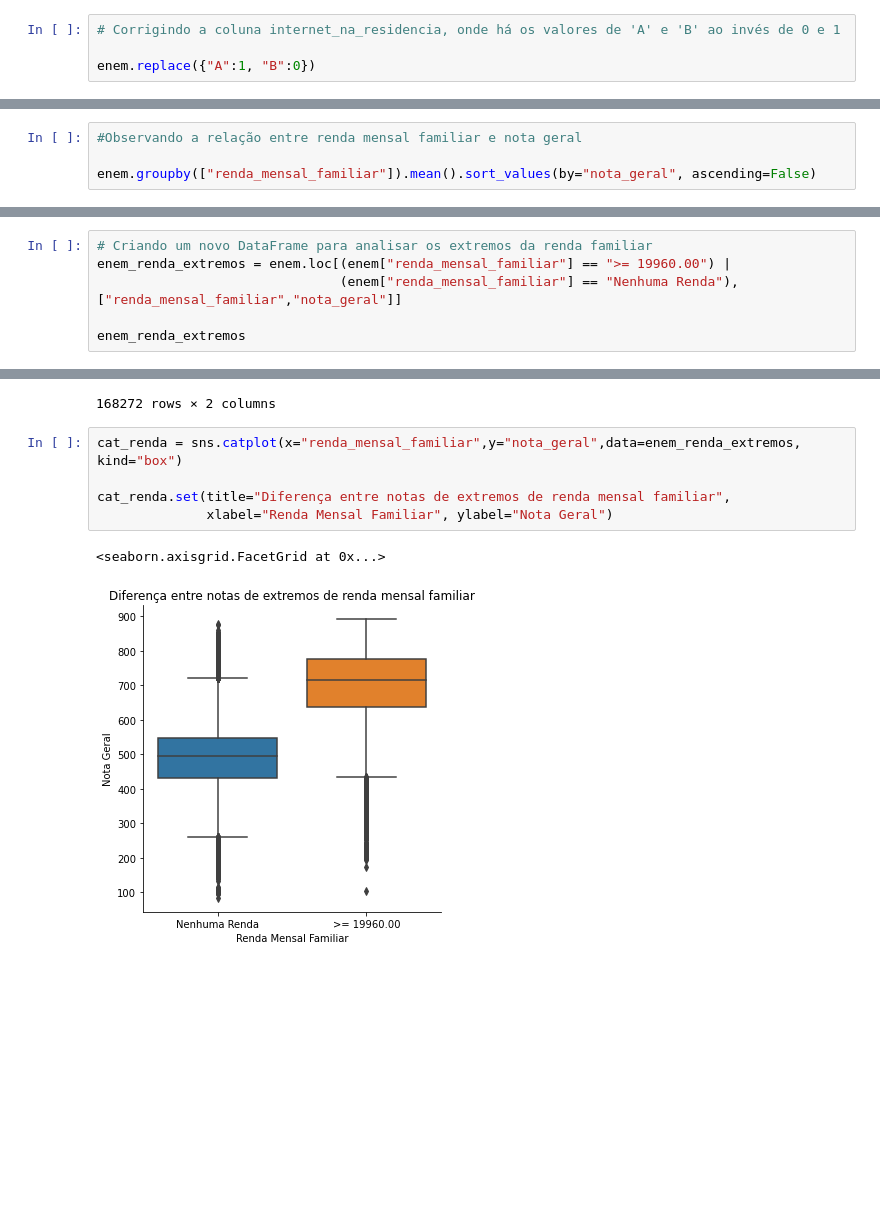
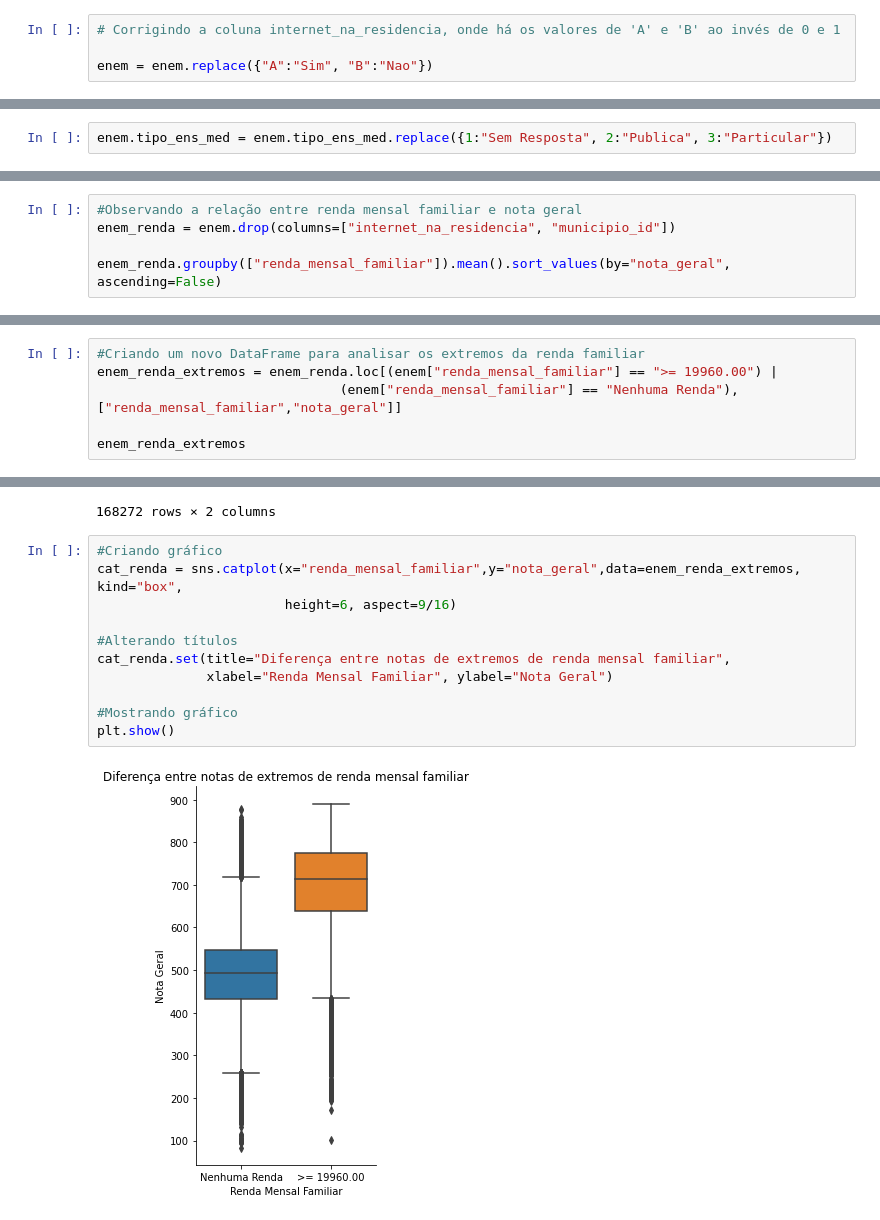
Before and after one commit to RenanGroot/Analise-Exploratoria-ENEM2019, a Jupyter notebook: Análise Exploratória - ENEM 2019.ipynb, the cells around one changed output, grey strips where cells are left out. Drawn from its saved outputs; the diff is of its cells as text; blank space fills up the shorter version.

```diff
--- a/Análise Exploratória - ENEM 2019.ipynb
+++ b/Análise Exploratória - ENEM 2019.ipynb
@@ -187,4 +186,4 @@ enem
 # %%
 # Corrigindo a coluna internet_na_residencia, onde há os valores de 'A' e 'B' ao invés de 0 e 1
 
-enem.replace({"A":1, "B":0})
+enem = enem.replace({"A":"Sim", "B":"Nao"})
@@ -205,3 +190,5 @@ enem.replace({"A":1, "B":0})
+# %%
+enem.tipo_ens_med = enem.tipo_ens_med.replace({1:"Sem Resposta", 2:"Publica", 3:"Particular"})
 # %%
 # Excluindo alunos que tirarm 0 na nota geral
 ## Notas consideradas invalidas
@@ -238,6 +235,7 @@ plt.show()
 ## Relação entre Nota Geral e Renda Familiar
 # %%
 #Observando a relação entre renda mensal familiar e nota geral
+enem_renda = enem.drop(columns=["internet_na_residencia", "municipio_id"])
 
-enem.groupby(["renda_mensal_familiar"]).mean().sort_values(by="nota_geral", ascending=False)
+enem_renda.groupby(["renda_mensal_familiar"]).mean().sort_values(by="nota_geral", ascending=False)
 # %% [output]
@@ -263,6 +264,6 @@ enem.groupby(["renda_mensal_familiar"]).mean().sort_values(by="nota_geral", asce
 # %%
-# Criando um novo DataFrame para analisar os extremos da renda familiar
-enem_renda_extremos = enem.loc[(enem["renda_mensal_familiar"] == ">= 19960.00") |
+#Criando um novo DataFrame para analisar os extremos da renda familiar
+enem_renda_extremos = enem_renda.loc[(enem["renda_mensal_familiar"] == ">= 19960.00") |
                                (enem["renda_mensal_familiar"] == "Nenhuma Renda"), ["renda_mensal_familiar","nota_geral"]]
 
 enem_renda_extremos
@@ -281,10 +282,15 @@ enem_renda_extremos
 | 5095237 | >= 19960.00 | 716.3375 |
 168272 rows × 2 columns
 # %%
-cat_renda = sns.catplot(x="renda_mensal_familiar",y="nota_geral",data=enem_renda_extremos, kind="box")
+#Criando gráfico
+cat_renda = sns.catplot(x="renda_mensal_familiar",y="nota_geral",data=enem_renda_extremos, kind="box",
+                        height=6, aspect=9/16)
 
+#Alterando títulos
 cat_renda.set(title="Diferença entre notas de extremos de renda mensal familiar",
               xlabel="Renda Mensal Familiar", ylabel="Nota Geral")
+
+#Mostrando gráfico
+plt.show()
 # %% [output]
-<seaborn.axisgrid.FacetGrid at 0x...>
-[figure, old version]
+[figure, new version]
```
Also changed, not shown: parts of 21 cells of this notebook.
